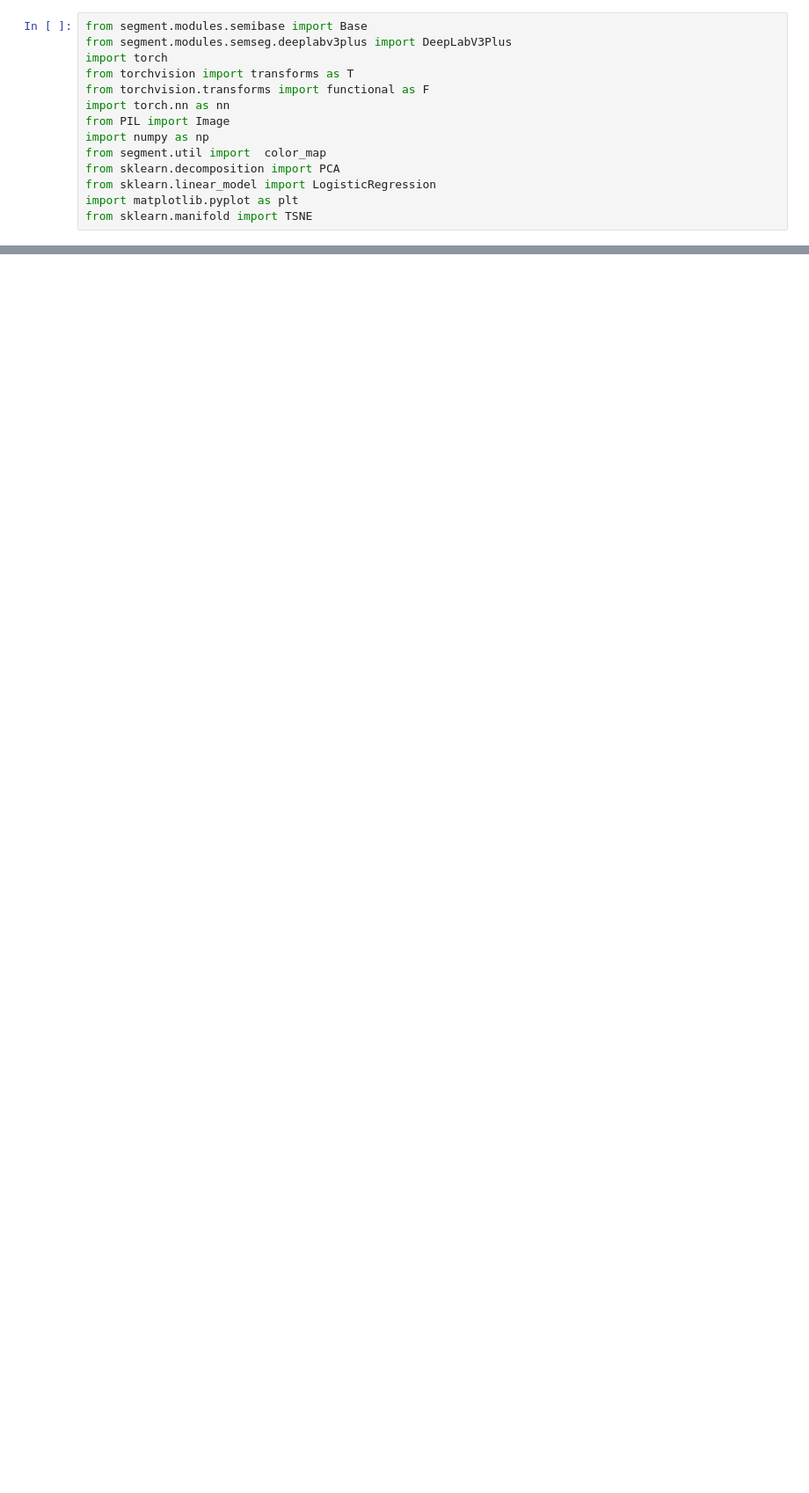
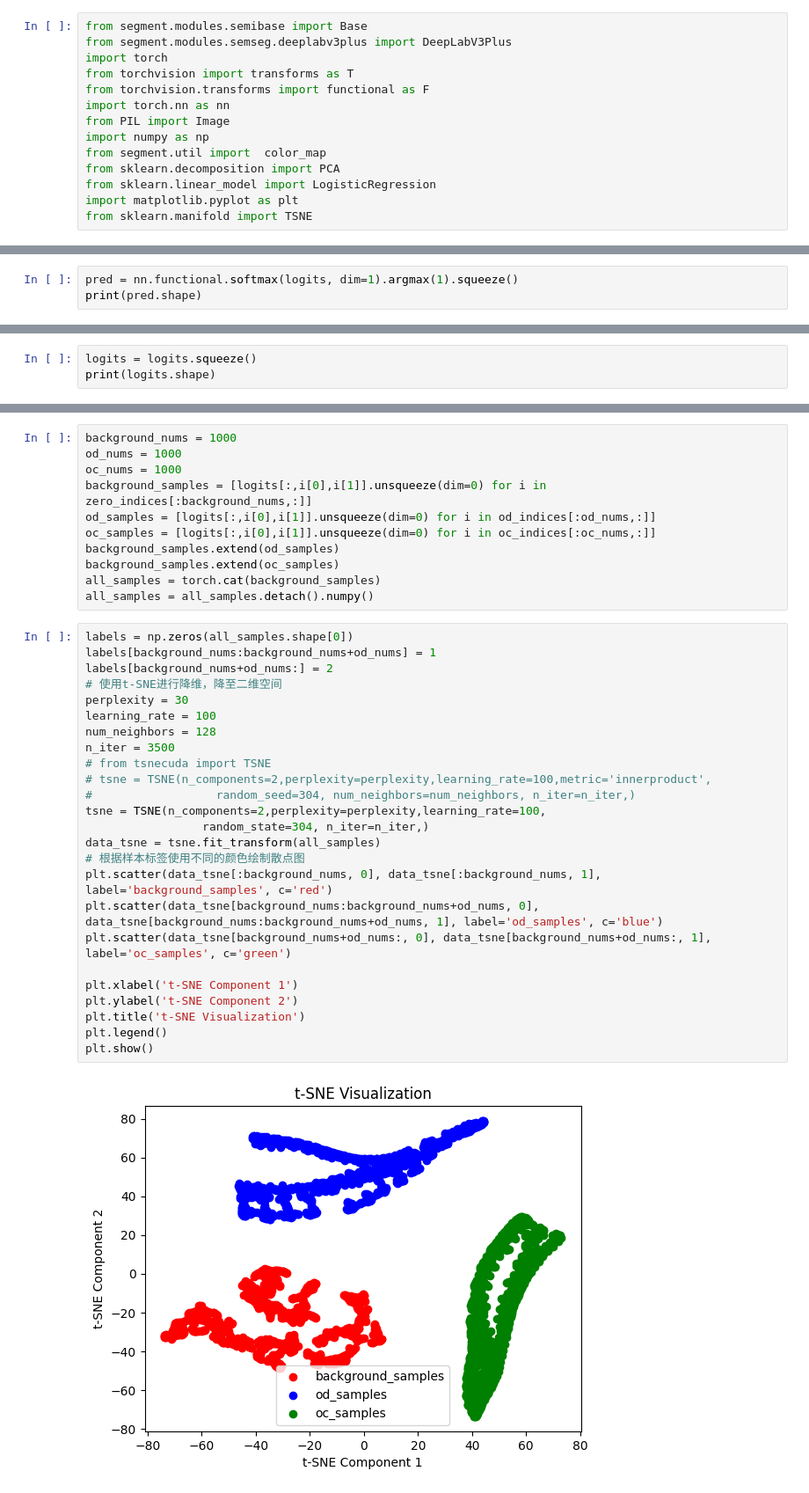
Before and after one commit to YZC-99/Semi4FundusODOC, a Jupyter notebook: postprocess/feature_space.ipynb, the cells around one changed output, grey strips where cells are left out. Shown: that part at 88% size. Saved outputs shown, nothing was run; the diff lists cells and outputs as text; blank space fills up the shorter version.

```diff
--- a/postprocess/feature_space.ipynb
+++ b/postprocess/feature_space.ipynb
@@ -298,0 +47,3 @@ NameError: name 'tsne_runner' is not defined
+# %%
+pred = nn.functional.softmax(logits, dim=1).argmax(1).squeeze()
+print(pred.shape)
@@ -298,0 +63,3 @@ NameError: name 'tsne_runner' is not defined
+# %%
+logits = logits.squeeze()
+print(logits.shape)
@@ -298,0 +68,38 @@ NameError: name 'tsne_runner' is not defined
+# %%
+background_nums = 1000
+od_nums = 1000
+oc_nums = 1000
+background_samples = [logits[:,i[0],i[1]].unsqueeze(dim=0) for i in zero_indices[:background_nums,:]]
+od_samples = [logits[:,i[0],i[1]].unsqueeze(dim=0) for i in od_indices[:od_nums,:]]
+oc_samples = [logits[:,i[0],i[1]].unsqueeze(dim=0) for i in oc_indices[:oc_nums,:]]
+background_samples.extend(od_samples)
+background_samples.extend(oc_samples)
+all_samples = torch.cat(background_samples)
+all_samples = all_samples.detach().numpy()
+# %%
+labels = np.zeros(all_samples.shape[0])
+labels[background_nums:background_nums+od_nums] = 1
+labels[background_nums+od_nums:] = 2
+# 使用t-SNE进行降维，降至二维空间
+perplexity = 30
+learning_rate = 100
+num_neighbors = 128
+n_iter = 3500
+# from tsnecuda import TSNE
+# tsne = TSNE(n_components=2,perplexity=perplexity,learning_rate=100,metric='innerproduct',
+#                  random_seed=304, num_neighbors=num_neighbors, n_iter=n_iter,)
+tsne = TSNE(n_components=2,perplexity=perplexity,learning_rate=100,
+                 random_state=304, n_iter=n_iter,)
+data_tsne = tsne.fit_transform(all_samples)
+# 根据样本标签使用不同的颜色绘制散点图
+plt.scatter(data_tsne[:background_nums, 0], data_tsne[:background_nums, 1], label='background_samples', c='red')
+plt.scatter(data_tsne[background_nums:background_nums+od_nums, 0], data_tsne[background_nums:background_nums+od_nums, 1], label='od_samples', c='blue')
+plt.scatter(data_tsne[background_nums+od_nums:, 0], data_tsne[background_nums+od_nums:, 1], label='oc_samples', c='green')
+
+plt.xlabel('t-SNE Component 1')
+plt.ylabel('t-SNE Component 2')
+plt.title('t-SNE Visualization')
+plt.legend()
+plt.show()
+# %% [output]
+[figure, added]
```
Also changed, not shown: parts of 7 cells of this notebook, 15 other files.
